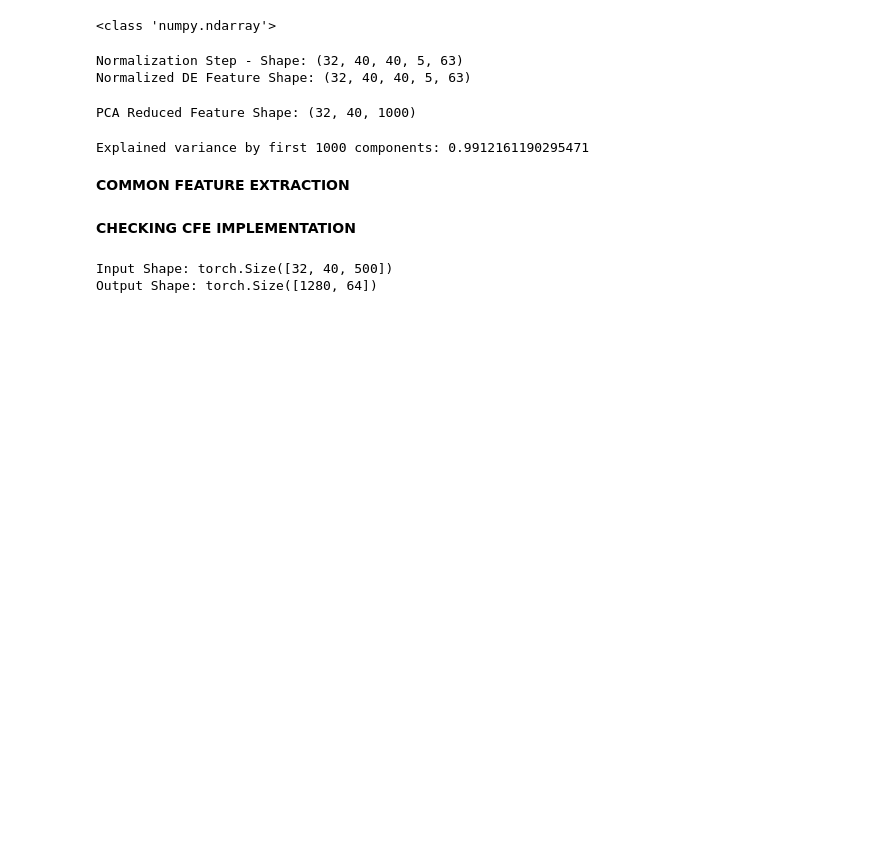
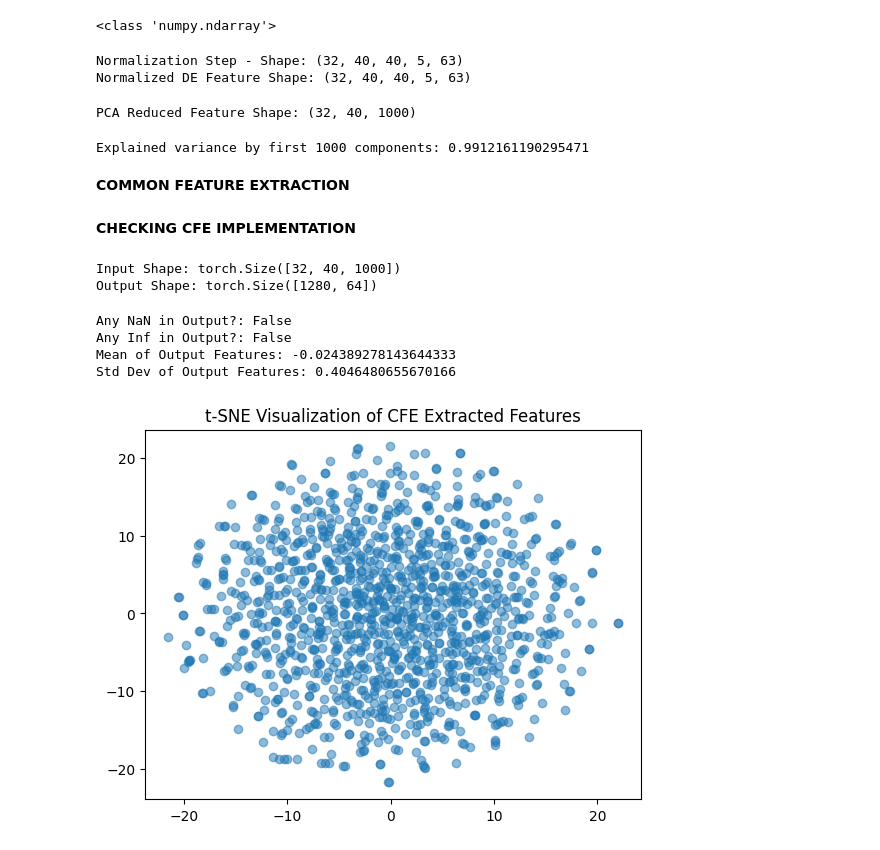
Before and after one commit to hamzaowaisog/EEg-based-Emotion-Recognition, a Jupyter notebook: FYP_2/Hamza/Deap_Classes_Approach_2.ipynb, the cells around one changed output. Cells and saved outputs as stored; diff of their text form; code cells hidden in the pictures; blank space fills up the shorter version.

```diff
--- a/FYP_2/Hamza/Deap_Classes_Approach_2.ipynb
+++ b/FYP_2/Hamza/Deap_Classes_Approach_2.ipynb
@@ -172,17 +172,44 @@ class CommonFeatureExtractor(nn.Module):
 **CHECKING CFE IMPLEMENTATION**
 # %%
 # Generate random input matching PCA-reduced feature size
-test_input = torch.randn(32, 40, 500)  # Batch of 32 subjects, 40 trials each
+test_input = torch.randn(32, 40, 1000)  # Batch of 32 subjects, 40 trials each
 
 # Initialize CFE model
-cfe = CommonFeatureExtractor(input_dim=500, output_dim=64)
+cfe = CommonFeatureExtractor(input_dim=1000, output_dim=64)
 
 # Forward pass
-output = cfe(test_input.view(-1, 500))  # Flatten batch & trials
+output = cfe(test_input.view(-1, 1000))  # Flatten batch & trials
 
 # Check output shape
 print("Input Shape:", test_input.shape)    # Expected: (32, 40, 500)
 print("Output Shape:", output.shape)       # Expected: (32*40, 64) → (1280, 64)
 # %% [output]
-Input Shape: torch.Size([32, 40, 500])
+Input Shape: torch.Size([32, 40, 1000])
 Output Shape: torch.Size([1280, 64])
+# %%
+print("Any NaN in Output?:", torch.isnan(output).any().item())
+print("Any Inf in Output?:", torch.isinf(output).any().item())
+print("Mean of Output Features:", output.mean().item())
+print("Std Dev of Output Features:", output.std().item())
+# %% [output]
+Any NaN in Output?: False
+Any Inf in Output?: False
+Mean of Output Features: -0.024389278143644333
+Std Dev of Output Features: 0.4046480655670166
+# %%
+from sklearn.manifold import TSNE
+import matplotlib.pyplot as plt
+
+# Convert tensor to numpy
+features = output.detach().cpu().numpy()
+
+# Apply t-SNE for visualization
+tsne = TSNE(n_components=2, perplexity=30, random_state=42)
+features_2d = tsne.fit_transform(features)
+
+# Scatter plot
+plt.scatter(features_2d[:, 0], features_2d[:, 1], alpha=0.5)
+plt.title("t-SNE Visualization of CFE Extracted Features")
+plt.show()
+# %% [output]
+[figure, added]
```
Also changed, not shown: parts of 12 cells of this notebook, 3 other files.
